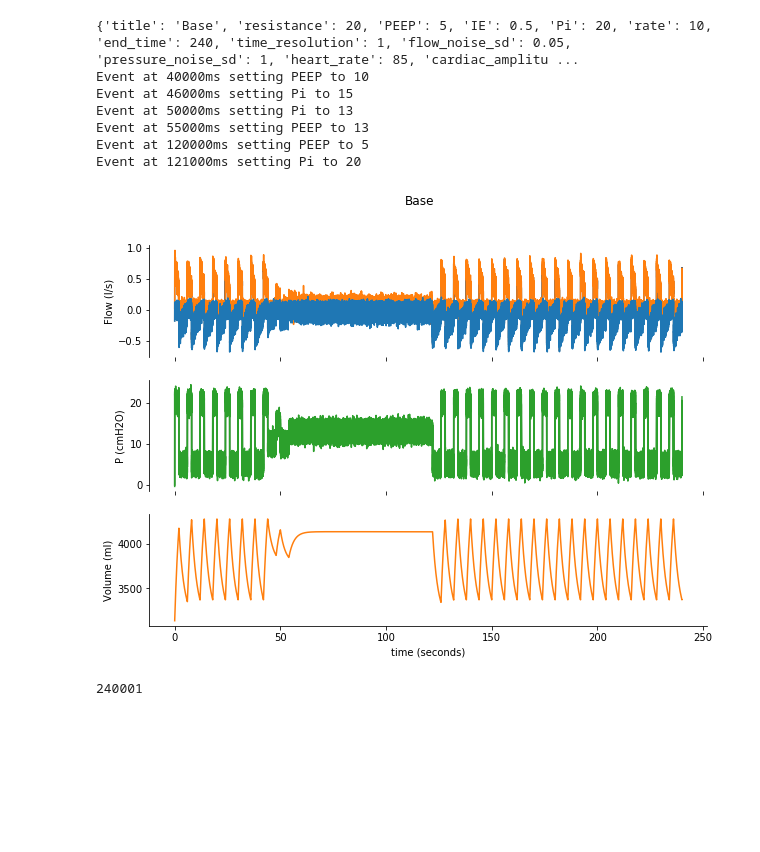
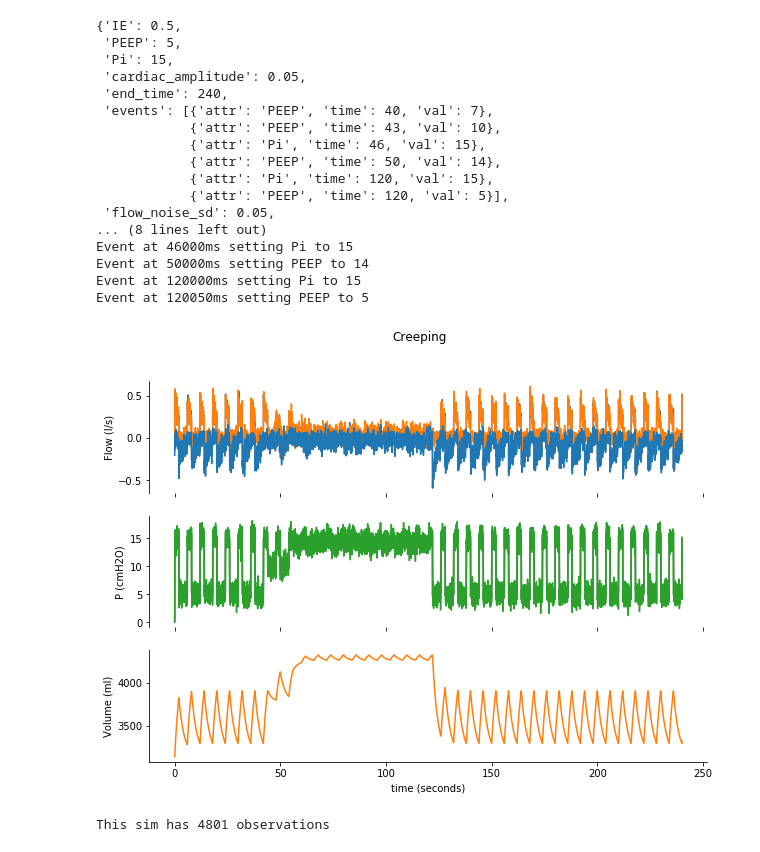
Before and after one commit to ErichBSchulz/lung, a Jupyter notebook: lung.ipynb, the cells around one changed output. Drawn from its saved outputs; the diff is of its cells as text; code cells hidden in the pictures; blank space fills up the shorter version.

Commit message:
major refactor to enable events based test traces

```diff
--- a/lung.ipynb
+++ b/lung.ipynb
@@ -113,30 +9,0 @@ PIRDS!!! [{"event":"M","type":"P","loc":"I","ms":0,"val":1},{"event":"M","type":
-# %%
-sample_frequency = 1000
-start = 40
-fix = 120
-badness = [
-    dict(attr = 'PEEP', val = 10, time=start),
-    dict(attr = 'Pi', val = 15, time=start+6),
-    dict(attr = 'Pi', val = 13, time=start+10),
-    dict(attr = 'PEEP', val = 13, time=start+15),
-    dict(attr = 'PEEP', val = 5, time=fix),
-    dict(attr = 'Pi', val = 20, time=fix+1),
-]
-scenario = dict(base_scenario,
-                Pi=20, PEEP=5,
-                time_resolution = round(1000/sample_frequency), end_time = 240,
-                events = badness)
-sim = run_and_output(scenario)
-# %% [output]
-{'title': 'Base', 'resistance': 20, 'PEEP': 5, 'IE': 0.5, 'Pi': 20, 'rate': 10, 'end_time': 240, 'time_resolution': 1, 'flow_noise_sd': 0.05, 'pressure_noise_sd': 1, 'heart_rate': 85, 'cardiac_amplitu ...
-Event at 40000ms setting PEEP to 10
-Event at 46000ms setting Pi to 15
-Event at 50000ms setting Pi to 13
-Event at 55000ms setting PEEP to 13
-Event at 120000ms setting PEEP to 5
-Event at 121000ms setting Pi to 20
-[figure, removed]
-# %%
-len(sim)
-# %% [output]
-240001
@@ -143 +18,28 @@ len(sim)
+# %%
+scenarios = tt.scenarios(tt.badnesses)
+# A full list of scenarios:
+# pprint(scenarios.keys())
+scenario = scenarios['Creeping']
+sim = tt.run_and_output(scenario)
+print(f"This sim has {len(sim)} observations")
+# %% [output]
+{'IE': 0.5,
+ 'PEEP': 5,
+ 'Pi': 15,
+ 'cardiac_amplitude': 0.05,
+ 'end_time': 240,
+ 'events': [{'attr': 'PEEP', 'time': 40, 'val': 7},
+            {'attr': 'PEEP', 'time': 43, 'val': 10},
+            {'attr': 'Pi', 'time': 46, 'val': 15},
+            {'attr': 'PEEP', 'time': 50, 'val': 14},
+            {'attr': 'Pi', 'time': 120, 'val': 15},
+            {'attr': 'PEEP', 'time': 120, 'val': 5}],
+ 'flow_noise_sd': 0.05,
+... (8 lines left out)
+Event at 46000ms setting Pi to 15
+Event at 50000ms setting PEEP to 14
+Event at 120000ms setting Pi to 15
+Event at 120050ms setting PEEP to 5
+[figure, added]
+This sim has 4801 observations
 # %%
```
Also changed, not shown: parts of 13 cells of this notebook, 2 other files.
